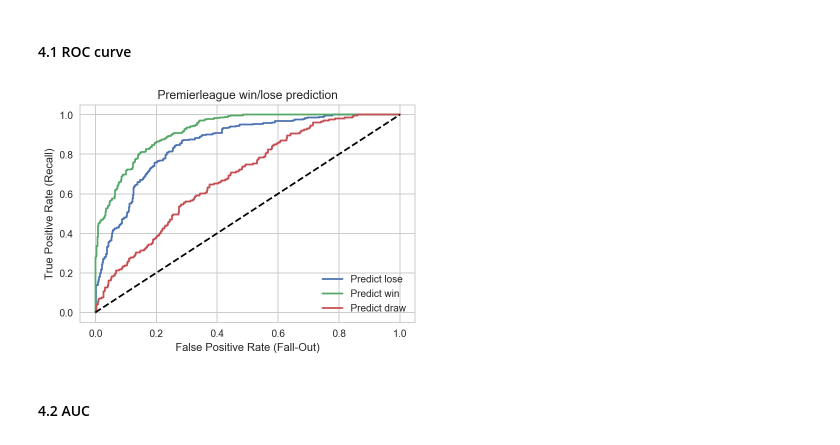
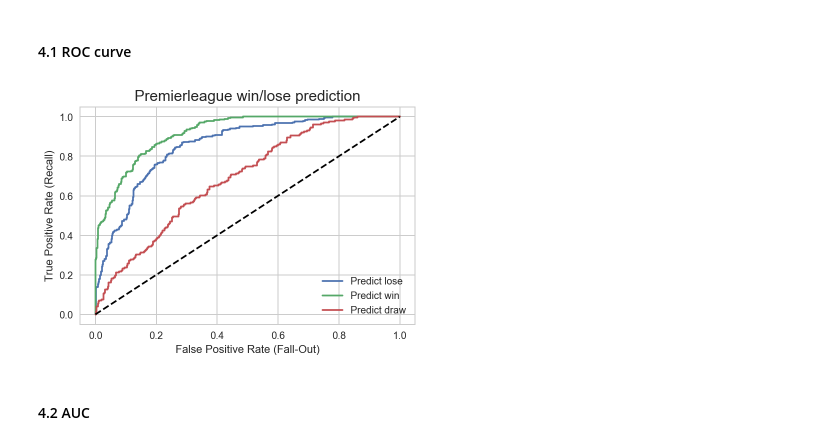
Before and after one commit to Romanism/Project, a Jupyter notebook: 03_Premierleague/PROJECT.ipynb, the cells around one changed output. Cells and saved outputs as stored; diff of their text form; code cells hidden in the pictures.

```diff
--- a/03_Premierleague/PROJECT.ipynb
+++ b/03_Premierleague/PROJECT.ipynb
@@ -595,21 +595,21 @@ for i in range(len(y_true)):
 # %%
 # make model
 fpr1, tpr1, thresholds1 = roc_curve(y0, model.predict_proba(X_test)[:, 0])
 fpr2, tpr2, thresholds2 = roc_curve(y1, model.predict_proba(X_test)[:, 1])
 fpr3, tpr3, thresholds3 = roc_curve(y2, model.predict_proba(X_test)[:, 2])
 
 # ROC curve
 plt.plot(fpr1, tpr1, label= 'Predict lose')
 plt.plot(fpr2, tpr2, label= 'Predict win')
 plt.plot(fpr3, tpr3, label= 'Predict draw')
 plt.legend()
 plt.plot([0, 1], [0, 1], 'k--', label="random guess")
 plt.xlabel('False Positive Rate (Fall-Out)')
 plt.ylabel('True Positive Rate (Recall)')
-plt.title('Premierleague win/lose prediction')
+plt.title('Premierleague win/lose prediction', fontsize = 15)
 plt.show()
 # %% [output]
-[figure, old version]
+[figure, new version]
 # %% [markdown]
 #### 4.2 AUC
 # %%
```
Also changed, not shown: 3 other files.
